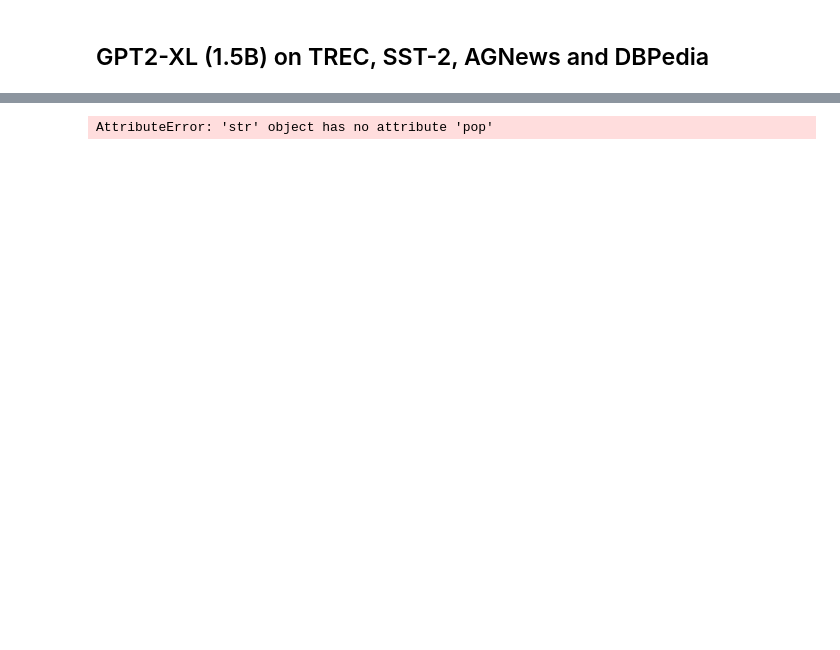
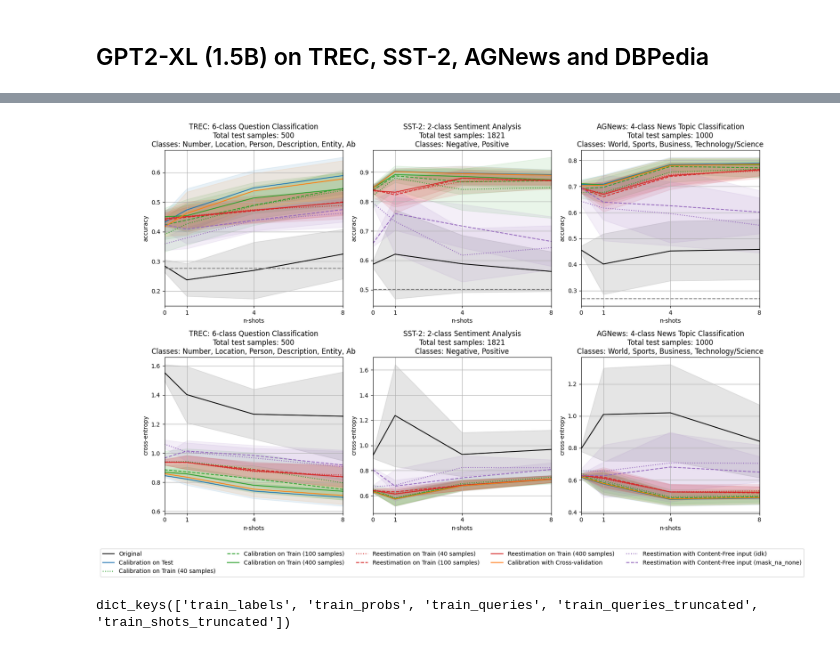
Before and after one commit to LautaroEst/efficient-reestimation, a Jupyter notebook: results.ipynb, the cells around one changed output, grey strips where cells are left out. Saved outputs shown, nothing was run; the diff lists cells and outputs as text; code cells hidden in the pictures; blank space fills up the shorter version.

```diff
--- a/results.ipynb
+++ b/results.ipynb
@@ -28,19 +39,61 @@ plot_score_vs_nshots(root_dir, experiment, calibration, plot="line", prob_types=
+# %%
+root_dir = "./"
+experiment = "gpt2-xl_trec_sst2_agnews_dbpedia"
+calibration = "logloss_noscale_100boots"
+
+# !python run_model.py --root_dir $root_dir --config $experiment --use_saved_results
+# !python run_calibration.py --root_dir $root_dir --experiment $experiment --config $calibration_config --use_saved_results
+
+prob_types = None
+datasets = ["trec", "sst2", "agnews"]
+prob_types = [
+    "test_probs_original",
+    "test_probs_cal_peaky",
+    "test_probs_cal_train_40",
+    "test_probs_cal_train_100",
+    "test_probs_cal_train_400",
+    "test_probs_reest_train_40",
+    "test_probs_reest_train_100",
+    "test_probs_reest_train_400",
+    "test_probs_cal_xval",
+    "test_probs_reest_cf_idk",
+    "test_probs_reest_cf_mask_na_none"
+]
+plot_score_vs_nshots(root_dir, experiment, calibration, plot="line", prob_types=prob_types, datasets=datasets)
+# %% [output]
+[figure, added]
 # %%
 import json
 from src.utils import get_results_ids_from_config, parse_calibration_args
 import pickle
+import numpy as np
 
 root_dir = "./"
 config = "gpt2-xl_trec_sst2_agnews_dbpedia"
 
-with open(f"{root_dir}/configs/{config}.json", "r") as f:
+with open(f"{root_dir}/configs/models/{config}.json", "r") as f:
     config = json.load(f)
 results_ids = get_results_ids_from_config(root_dir, config)
 
-result_id = results_ids[0]
-with open(f"{root_dir}/results/train_test/{result_id}/train.pkl", "rb") as f:
-    train_results = pickle.load(f)
-
-train_results.keys()
+for result_id in results_ids:
+    with open(f"{root_dir}/results/calibrated/{result_id}.pkl", "rb") as f:
+        results = pickle.load(f)
+    for r in results:
+        assert (r["test_probs_original"] < 1e-16).sum() == 0
+        assert (r["test_probs_cal_peaky"] < 1e-16).sum() == 0
+        # assert (r["test_probs_cal_train_10"] < 1e-16).sum() == 0
+        assert (r["test_probs_cal_train_100"] < 1e-16).sum() == 0
+        assert (r["test_probs_cal_train_400"] < 1e-16).sum() == 0
+        assert (r["test_probs_reest_train_10"] < 1e-16).sum() == 0
+        assert (r["test_probs_reest_train_100"] < 1e-16).sum() == 0
+        assert (r["test_probs_reest_train_400"] < 1e-16).sum() == 0
+        assert (r["test_probs_cal_xval"] < 1e-16).sum() == 0
+        assert (r["test_probs_reest_cf_idk"] < 1e-16).sum() == 0
+        assert (r["test_probs_reest_cf_mask_na_none"] < 1e-16).sum() == 0
-# %% [output]
-AttributeError: 'str' object has no attribute 'pop'
+# %%
+with open(f"{root_dir}/results/train_test/{result_id}/train.pkl", "rb") as f:
+    results = pickle.load(f)
+
+results.keys()
+# %% [output]
+dict_keys(['train_labels', 'train_probs', 'train_queries', 'train_queries_truncated', 'train_shots_truncated'])
```
Also changed, not shown: parts of 4 cells of this notebook, 13 other files.
